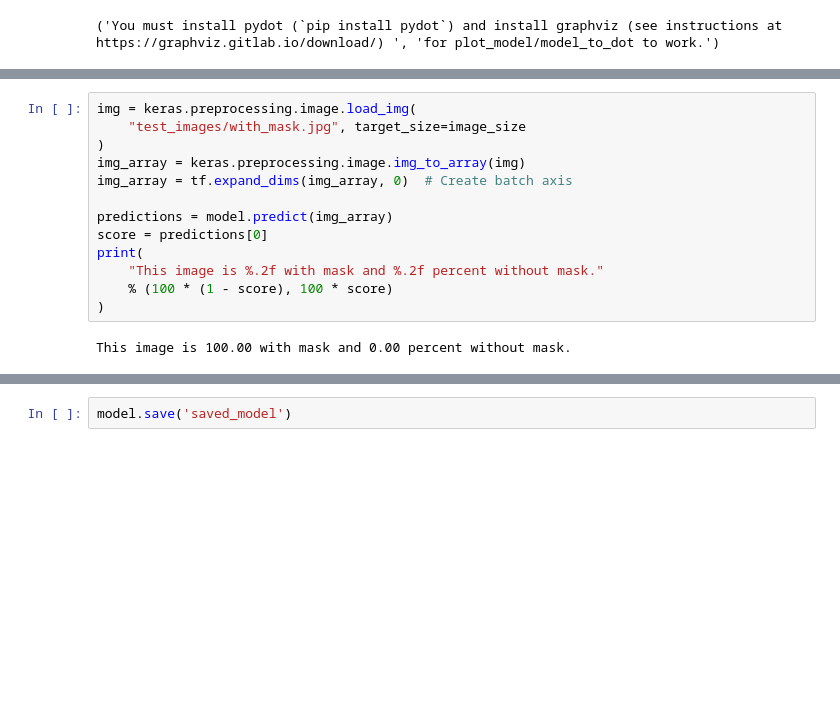
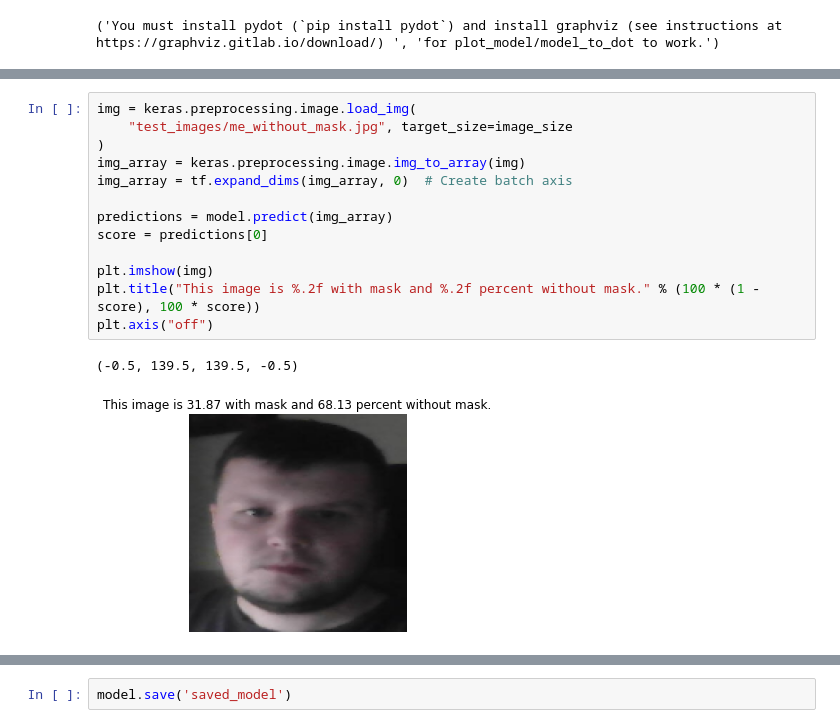
Before and after one commit to bezeczko/facemask_detection, a Jupyter notebook: ml/facemask.ipynb, the cells around one changed output, grey strips where cells are left out. Saved outputs shown, nothing was run; the diff lists cells and outputs as text; blank space fills up the shorter version.

```diff
--- a/ml/facemask.ipynb
+++ b/ml/facemask.ipynb
@@ -166,15 +166,16 @@ Epoch 50/50
 # %%
 img = keras.preprocessing.image.load_img(
-    "test_images/with_mask.jpg", target_size=image_size
+    "test_images/me_without_mask.jpg", target_size=image_size
 )
 img_array = keras.preprocessing.image.img_to_array(img)
 img_array = tf.expand_dims(img_array, 0)  # Create batch axis
 
 predictions = model.predict(img_array)
 score = predictions[0]
-print(
-    "This image is %.2f with mask and %.2f percent without mask."
-    % (100 * (1 - score), 100 * score)
-)
+
+plt.imshow(img)
+plt.title("This image is %.2f with mask and %.2f percent without mask." % (100 * (1 - score), 100 * score))
+plt.axis("off")
 # %% [output]
-This image is 100.00 with mask and 0.00 percent without mask.
+(-0.5, 139.5, 139.5, -0.5)
+[figure, added]
```
Also changed, not shown: parts of 5 cells of this notebook, 7 other files.
